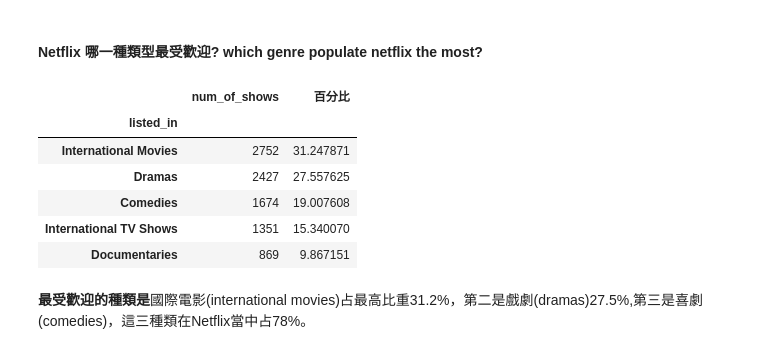
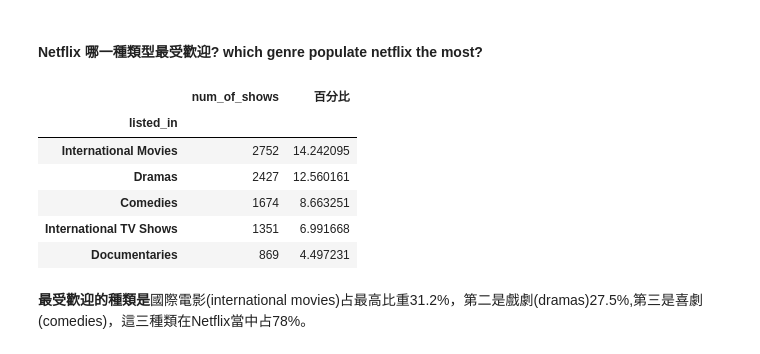
Before and after one commit to Estherchao-tw/Netflix_visualization_analysis, a Jupyter notebook: netflix_plot_analysis.ipynb, the cells around one changed output. Drawn from its saved outputs; the diff is of its cells as text; code cells hidden in the pictures.

```diff
--- a/netflix_plot_analysis.ipynb
+++ b/netflix_plot_analysis.ipynb
@@ -131,26 +144,26 @@ fig.show()
 # %% [markdown]
 #### Netflix 哪一種類型最受歡迎? which genre populate netflix the most?
 # %%
-netflix['listed_in'] = netflix['listed_in'].str.split(',')
+netflix['listed_in'] = netflix['listed_in'].str.split(', ')
 genre = netflix.explode('listed_in')
 genre['listed_in'] = genre['listed_in'].apply(lambda x: x.strip())
 
 genre_count = pd.DataFrame(genre.groupby(['listed_in'])['show_id'].count().sort_values(ascending=False))
 
 
 genre_count.rename(columns={'show_id':'num_of_shows'},inplace=True)
 
-genre_count['百分比'] = genre_count['num_of_shows'].apply(lambda x: (x/8807)*100)
+genre_count['百分比'] = genre_count['num_of_shows'].apply(lambda x: (x/(sum(genre_count['num_of_shows'])))*100)
 
 genre_count.head(5)
 # %% [output]
 |  | num_of_shows | 百分比 |
 | listed_in |  |  |
-| International Movies | 2752 | 31.247871 |
-| Dramas | 2427 | 27.557625 |
-| Comedies | 1674 | 19.007608 |
-| International TV Shows | 1351 | 15.340070 |
-| Documentaries | 869 | 9.867151 |
+| International Movies | 2752 | 14.242095 |
+| Dramas | 2427 | 12.560161 |
+| Comedies | 1674 | 8.663251 |
+| International TV Shows | 1351 | 6.991668 |
+| Documentaries | 869 | 4.497231 |
 # %% [markdown]
 **最受歡迎的種類是**國際電影(international movies)占最高比重31.2%，第二是戲劇(dramas)27.5%,第三是喜劇(comedies)，這三種類在Netflix當中占78%。
 # %%
```
Also changed, not shown: parts of 8 cells of this notebook, 7 other files.
